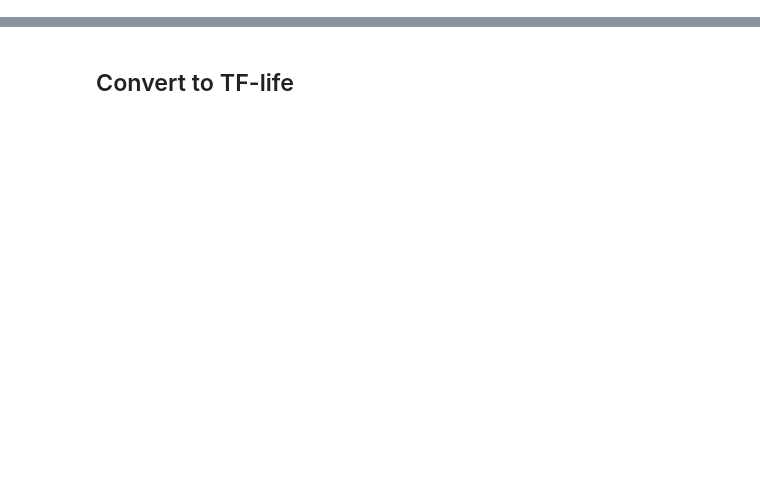
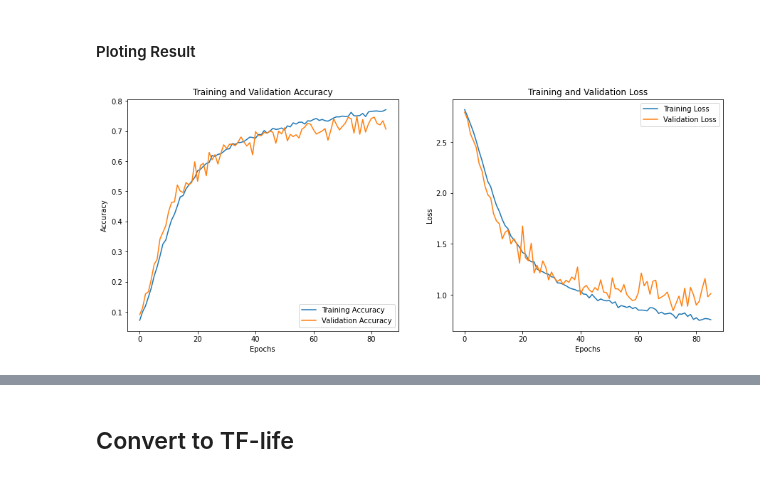
Before and after one commit to tnnz20/Dicoding-Lab, a Jupyter notebook: Machine-Learning-Path/Belajar-Pengembangan-Machine-Learning/Submission-3/klasifikasi_image.ipynb, the cells around one changed output, grey strips where cells are left out. Drawn from its saved outputs; the diff is of its cells as text; code cells hidden in the pictures; blank space fills up the shorter version.

Commit message:
rebuild: remake model with EDA

```diff
--- a/Machine-Learning-Path/Belajar-Pengembangan-Machine-Learning/Submission-3/klasifikasi_image.ipynb
+++ b/Machine-Learning-Path/Belajar-Pengembangan-Machine-Learning/Submission-3/klasifikasi_image.ipynb
@@ -317,0 +244,12 @@ plt.show()
+# %%
+model_checkpoint = tf.keras.callbacks.ModelCheckpoint(
+    "checkpoint_CNN.h5", save_best_only=True)
+
+early_stopping = tf.keras.callbacks.EarlyStopping(monitor="val_accuracy",
+                                                  patience=10,
+                                                  mode ="max",
+                                                  verbose=2,
+                                                  restore_best_weights=True)
+# %%
+model = model_builder()
+print(f"Model : {model}")
@@ -317,0 +258,6 @@ plt.show()
+# %%
+history = model.fit(train_dataset,
+                    epochs=100,
+                    validation_data=validation_dataset,
+                    callbacks=[model_checkpoint, early_stopping],
+                    batch_size=64)
@@ -317,0 +282,28 @@ plt.show()
+# %% [markdown]
+#### Ploting Result
+# %%
+acc = history.history['accuracy']
+val_acc = history.history['val_accuracy']
+
+loss = history.history['loss']
+val_loss = history.history['val_loss']
+
+plt.figure(figsize=(15, 6))
+plt.subplot(1, 2, 1)
+plt.plot(acc, label='Training Accuracy')
+plt.plot(val_acc, label='Validation Accuracy')
+plt.legend(loc='lower right')
+plt.title('Training and Validation Accuracy')
+plt.xlabel('Epochs')
+plt.ylabel('Accuracy')
+
+plt.subplot(1, 2, 2)
+plt.plot(loss, label='Training Loss')
+plt.plot(val_loss, label='Validation Loss')
+plt.legend(loc='upper right')
+plt.title('Training and Validation Loss')
+plt.xlabel('Epochs')
+plt.ylabel('Loss')
+plt.show()
+# %% [output]
+[figure, added]
```
Also changed, not shown: parts of 80 cells of this notebook.
